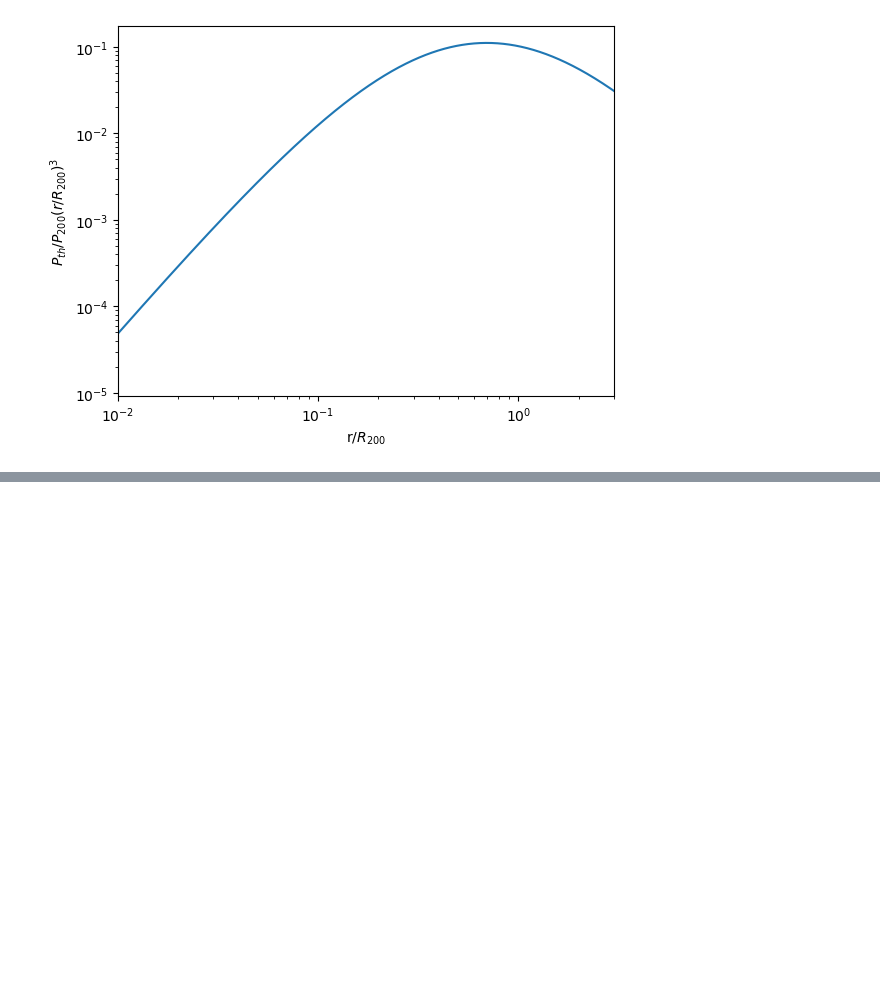
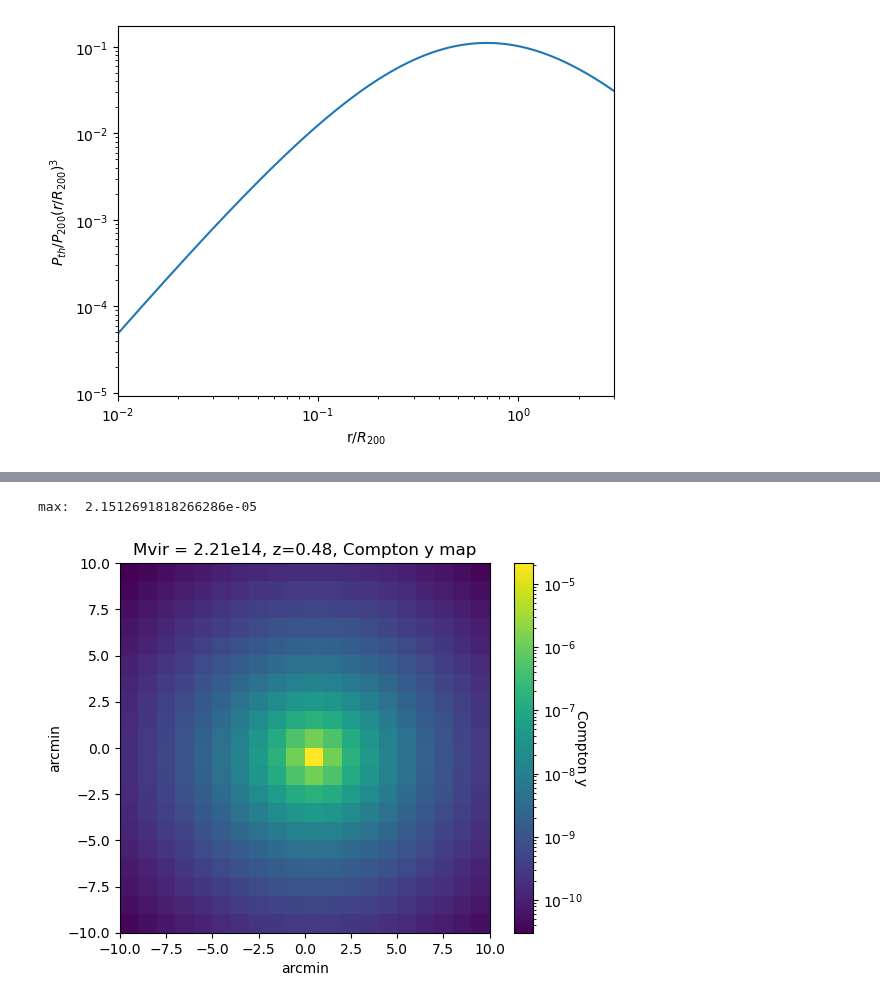
Before and after one commit to deepskies/DeepSZSim, a Jupyter notebook: run_sims.ipynb, the cells around one changed output, grey strips where cells are left out. Cells and saved outputs as stored; diff of their text form; code cells hidden in the pictures; blank space fills up the shorter version.

Commit message:
Fix compton y scaling and changed example code

```diff
--- a/run_sims.ipynb
+++ b/run_sims.ipynb
@@ -113,0 +115,37 @@ print(dT)
+# %%
+#This should not stay here, should be replaced/moved to make_sz_cluster
+def make_y_submap(y_pro, z, cosmo, width, *args, **kwargs):
+    X = np.arange(-width, width, 1)
+    X = utils.arcmin_to_Mpc(X, z, cosmo)
+    X[X==0] = 0.001
+    Y = np.transpose(X)
+    # radial component R
+    R = []
+    y_map = np.empty((X.size, Y.size))
+
+    for i in X:
+        for j in Y:
+            R.append(np.sqrt(i**2 + j**2))
+
+    R = np.array(R)
+    cy = szcluster.epp_to_y(szcluster.Pth_Battaglia2012, R, R200=R200, gamma=-0.3,alpha=1.0,beta=beta,xc=xc,P0=P0, P200=P200)
+
+    for i in range(X.size):
+        for j in range(Y.size):
+            y_map[i][j] = cy[np.where(R == np.sqrt(X[i]**2 + Y[j]**2))[0]][0]
+
+    return y_map
+# %%
+width = 10
+y_map = make_y_submap(1, z, cosmo, width)
+im = plt.imshow(y_map, norm=LogNorm())
+cbar = plt.colorbar(im)
+im.set_extent([-width,width,-width,width])
+plt.title('Mvir = 2.21e14, z=0.48, Compton y map')
+plt.ylabel('arcmin')
+plt.xlabel('arcmin')
+cbar.set_label('Compton y', rotation=270)
+print('max: ', y_map.max())
+# %% [output]
+max:  2.1512691818266286e-05
+[figure, added]
```
Also changed, not shown: parts of 6 cells of this notebook, 1 other file.
